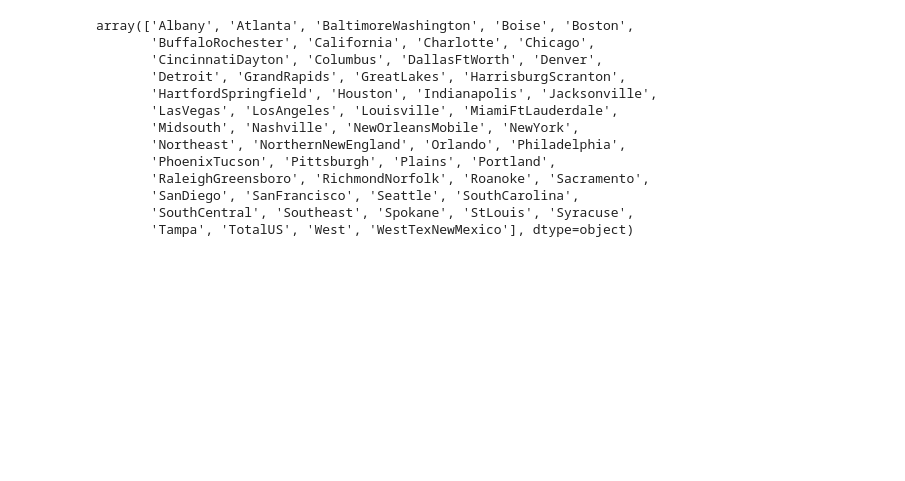
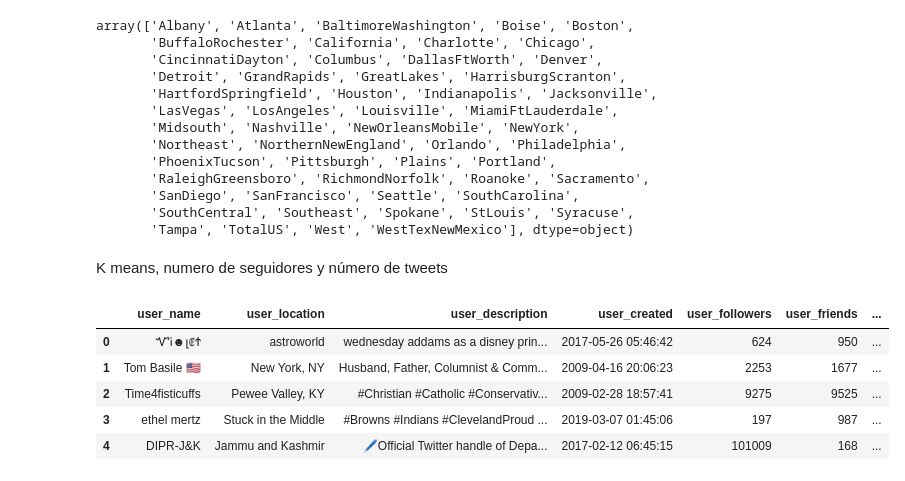
Before and after one commit to plpcollado/Laboratorio_A01664621, a Jupyter notebook: Pandas_A01664621.ipynb, the cells around one changed output. Drawn from its saved outputs; the diff is of its cells as text; code cells hidden in the pictures; blank space fills up the shorter version.

```diff
--- a/Pandas_A01664621.ipynb
+++ b/Pandas_A01664621.ipynb
@@ -122,3 +125,18 @@ array(['Albany', 'Atlanta', 'BaltimoreWashington', 'Boise', 'Boston',
        'SanDiego', 'SanFrancisco', 'Seattle', 'SouthCarolina',
        'SouthCentral', 'Southeast', 'Spokane', 'StLouis', 'Syracuse',
        'Tampa', 'TotalUS', 'West', 'WestTexNewMexico'], dtype=object)
+# %% [markdown]
+K means, numero de seguidores y número de tweets
+# %%
+# Read the cvs file of covid19_tweets.csv
+df2 = pd.read_csv("TC1002S/covid19_tweets.csv")
+
+# Show the first 5 rows of the dataframe
+df2.head()
+# %% [output]
+|  | user_name | user_location | user_description | user_created | user_followers | user_friends | ... |
+| 0 | ᏉᎥ☻լꂅϮ | astroworld | wednesday addams as a disney prin... | 2017-05-26 05:46:42 | 624 | 950 | ... |
+| 1 | Tom Basile 🇺🇸 | New York, NY | Husband, Father, Columnist & Comm... | 2009-04-16 20:06:23 | 2253 | 1677 | ... |
+| 2 | Time4fisticuffs | Pewee Valley, KY | #Christian #Catholic #Conservativ... | 2009-02-28 18:57:41 | 9275 | 9525 | ... |
+| 3 | ethel mertz | Stuck in the Middle | #Browns #Indians #ClevelandProud ... | 2019-03-07 01:45:06 | 197 | 987 | ... |
+| 4 | DIPR-J&K | Jammu and Kashmir | 🖊️Official Twitter handle of Depa... | 2017-02-12 06:45:15 | 101009 | 168 | ... |
```
Also changed, not shown: parts of 6 cells of this notebook, 1 other file.
